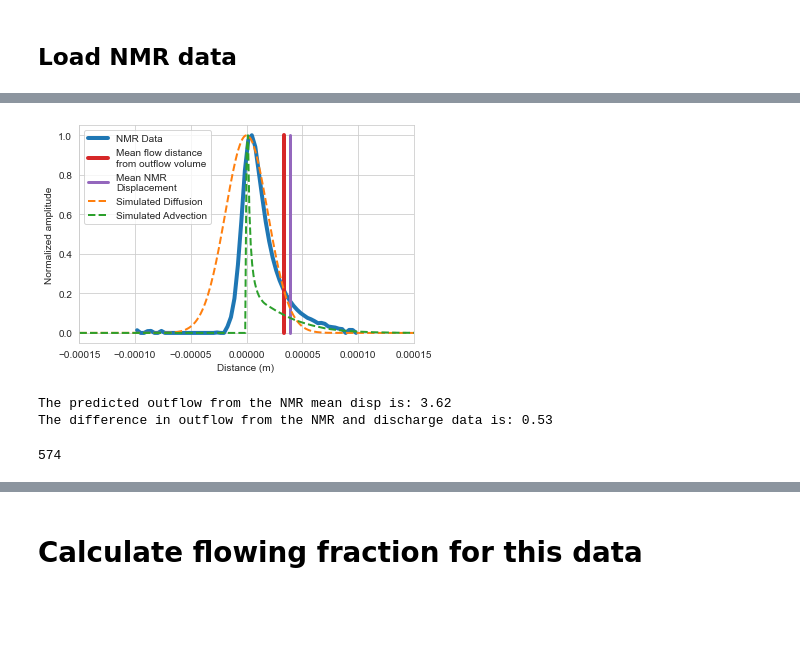
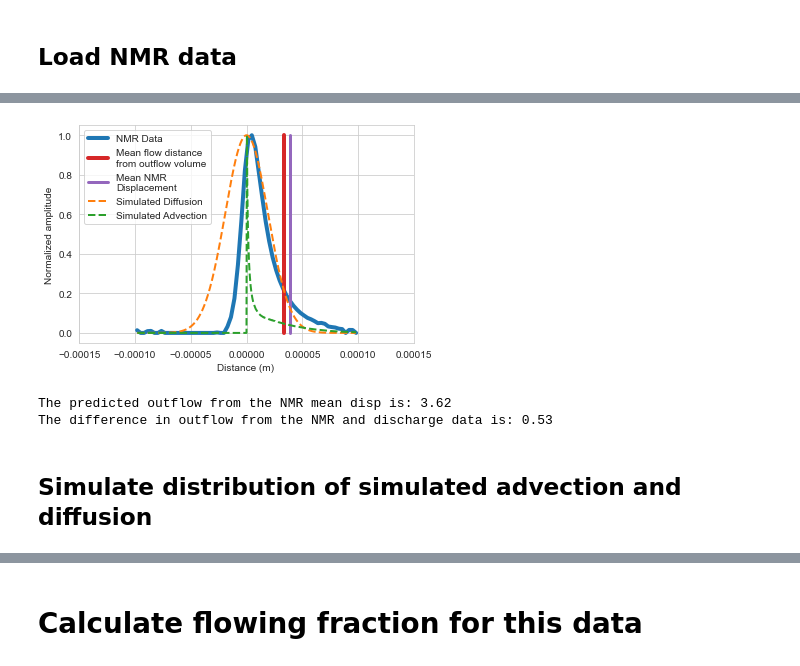
Before and after one commit to akkendrick/LABMOPS, a Jupyter notebook: plotSimData.ipynb, the cells around one changed output, grey strips where cells are left out. Drawn from its saved outputs; the diff is of its cells as text; code cells hidden in the pictures; blank space fills up the shorter version.

```diff
--- a/plotSimData.ipynb
+++ b/plotSimData.ipynb
@@ -396,0 +319,25 @@ np.max(NMRDispScale)
+# %%
+D_0 = 2.023 * 10 ** float(-9) # (m^2/s) for water at twenty degrees Celsius
+
+#D_0 = 3.03 * 10 ** float(-9) # (m^2/s) from data?
+
+T = 90000 * 10 ** float(-6) # (s) for 90000 us, same as NMR experiment
+mean1DdiffusionLength = np.sqrt(2*D_0 * T)  # (m) Equation for diffusion in 2D
+#diffusionVel = diffusionLength/T  # (m/s) Compute how fast diffusion is over T
+print("The mean 1D calculated diffusion length is ", mean1DdiffusionLength, "m")
+
+#randList = [-1,1]
+#diffusionSign = np.random.choice(randList,len(df_secondaryVelocity["All secondary regions"]))
+#diffusionDist = np.random.rand(len(df_secondaryVelocity["All secondary regions"]))
+
+# FIXME: how is this defined really?m
+# figure out sigma of diffusion distribution, currently sigma is set to diffusion length
+#diffusionDist = np.random.normal(0,mean1DdiffusionLength,len(allVelocities))
+
+# For this to work, import NMR data first! DONT CHANGE LENGTH
+diffusionDistVector = np.linspace(np.min(testScale),np.max(testScale), 999)
+#diffusionDist = scipy.stats.norm.pdf(diffusionDistVector)
+diffusionDist = (1/(mean1DdiffusionLength*(2*np.pi)**(-1/2)))*np.exp(-(diffusionDistVector)**2/(2*mean1DdiffusionLength**2))
+#diffusionDist = np.random.normal(0,diffusionLength,6000)
+# This distribution is in m
+diffusionDistNorm = diffusionDist / np.max(diffusionDist)
@@ -397 +360,12 @@ np.max(NMRDispScale)
+# %%
+displacementBinsScaled = np.linspace(np.min(testScale), np.max(testScale), num=1000)
+simulatedDisplacementCounts, bins = np.histogram(allDisplacementsScaled, bins=displacementBinsScaled)
+#simulatedDisplacementCounts = np.array(simulatedDisplacementCounts[0:1])
+simulatedDisplacementCounts = simulatedDisplacementCounts / np.max(simulatedDisplacementCounts)
+#simulatedDisplacementCounts = simulatedDisplacementCounts / simulatedDisplacementCounts[25]
+
+diffusionCounts, bins = np.histogram(diffusionDist,bins=displacementBinsScaled)
+#diffusionCounts = np.array(diffusionCounts[0:1])
+diffusionCounts = diffusionCounts / np.max(diffusionCounts)
+#diffusionCounts = diffusionCounts / diffusionCounts[25]
 # %%
@@ -415,32 +405,30 @@ Mean simulated displacement:9.266455364009872e-05
 # %%
 fig, ax = plt.subplots()
 
 nPts = np.shape(NMRDispScale)
-testScale = NMRDispScale * (1/(2 * np.pi))
 #testSpace = np.linspace(-0.0001,0.0001,num=nPts[0])
 ax.plot(testScale,NMRDispNorm, lw=4,  label='NMR Data')
 #ax.plot(NMRDispScale,NMRDispNorm, lw=4,  label='NMR Data')
 #ax.hist(diffusionCounts,bins=bins[:-1])
 
 # Plot estimated mean flow distance given measured outflow
-dMeanCalc = 3.3243e-5
 ax.plot([dMeanCalc,dMeanCalc],[0,1],lw=4,color='tab:red',label='Mean flow distance \nfrom outflow volume')
 ax.plot([NMRmeanDisp,NMRmeanDisp],[0,1],lw=3,color='tab:purple',label='Mean NMR \nDisplacement')
 ax.plot(diffusionDistVector,diffusionDistNorm,'--', lw=2,  label='Simulated Diffusion')
-ax.plot(diffusionDistVector,simulatedDisplacementCounts,'--',lw=2,label='Simulated Advection')
+ax.plot(displacementBinsScaled[1:],simulatedDisplacementCounts,'--',lw=2,label='Simulated Advection')
 
 #ax.bar(bins[:-1],diffusionCounts,width=3e-6,alpha=0.5,label='Calculated Diffusion')
 #bar(bins[:-1],simulatedDisplacementCounts,width=3e-6,alpha=0.5,label="Simulated \nScaled Advection")
 
 ax.set_xlabel("Distance (m) ")
 ax.set_ylabel("Normalized amplitude")
 ax.legend(loc=2)
 ax.grid(True)
 ax.set_xlim(-1.5e-4, 1.5e-4)
 figStr = 'allSimDisp.png'
 fig.savefig(figStr, dpi=300, facecolor='w', edgecolor='w')
 # %% [output]
-[figure, old version]
+[figure, new version]
 # %%
 # Calculate outflow from NMR data
 ZEOXporosity = 0.62 #measured from helium porosimeter
@@ -460,8 +448,3 @@ print("The difference in outflow from the NMR and discharge data is: " + str(np.
 # %% [output]
 The predicted outflow from the NMR mean disp is: 3.62
 The difference in outflow from the NMR and discharge data is: 0.53
-# %%
-minInd=np.argmin(temp)
-print(minInd)
-# %% [output]
-574
@@ -467,0 +462,2 @@ print(minInd)
+# %% [markdown]
+## Simulate distribution of simulated advection and diffusion
```
Also changed, not shown: parts of 42 cells of this notebook.
